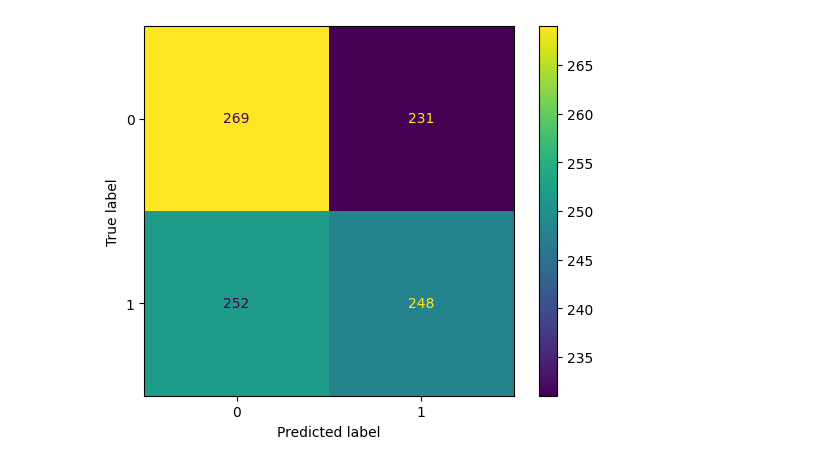
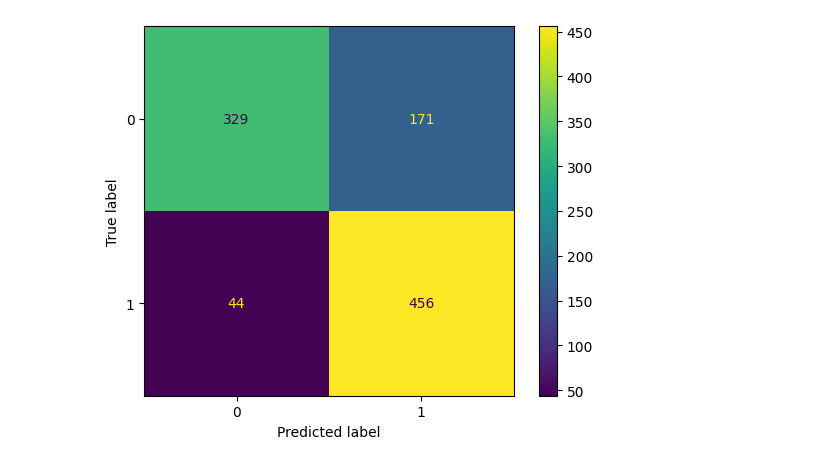
Before and after one commit to elliwadler/image_classification, a Jupyter notebook: cat_dog_classification.ipynb, the cells around one changed output. Cells and saved outputs as stored; diff of their text form; code cells hidden in the pictures.

```diff
--- a/cat_dog_classification.ipynb
+++ b/cat_dog_classification.ipynb
@@ -104,7 +141,7 @@ from keras.models import load_model
 from sklearn.metrics import confusion_matrix, ConfusionMatrixDisplay
 
 # Load the saved model
-model = load_model('cats_dogs_classifier.h5')
+model = load_model('cats_dogs_classifier_80%.h5')
 
 # Define the test data generator
 test_datagen = ImageDataGenerator(rescale=1./255)
@@ -115,7 +152,8 @@ test_generator = test_datagen.flow_from_directory(
         test_dir,
         target_size=(150, 150),
         batch_size=20,
-        class_mode='binary')
+        class_mode='binary',
+        shuffle = False)
 
 # Get the predicted classes for the test data
 y_pred_prob = model.predict(test_generator)
@@ -135 +173 @@ Found 1000 images belonging to 2 classes.
-[figure, old version]
+[figure, new version]
```
Also changed, not shown: parts of 24 cells of this notebook.
